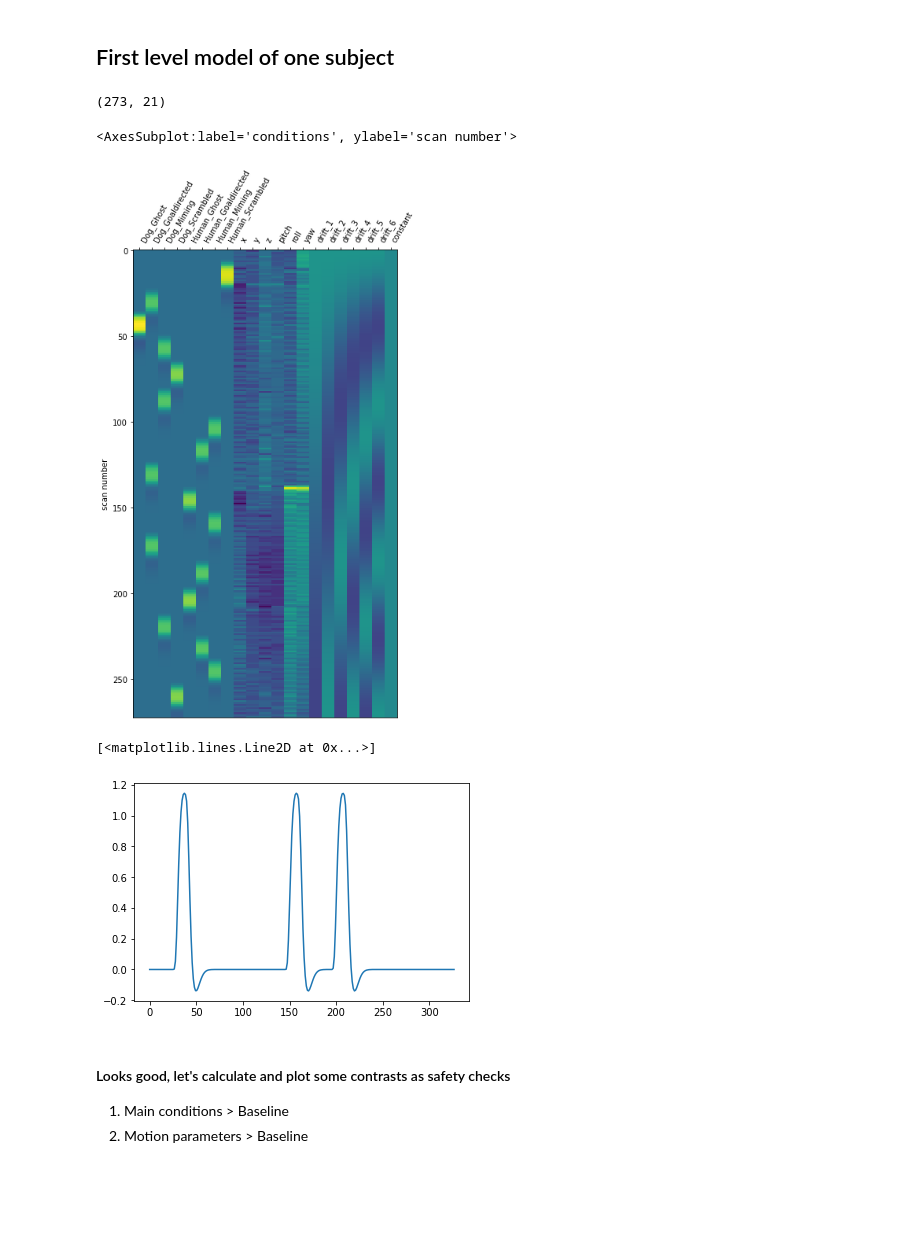
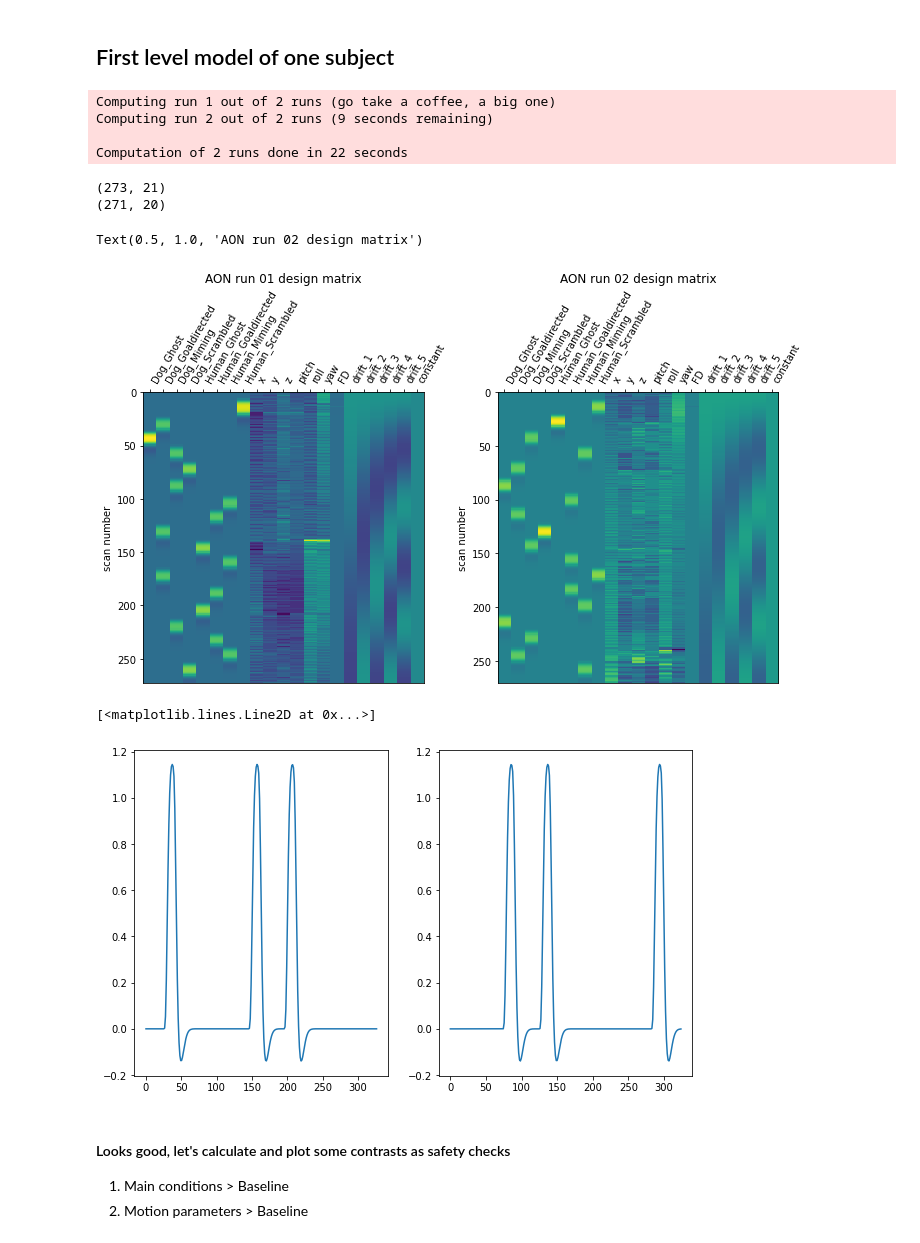
Before and after one commit to olafborghi/AON_ACTION, a Jupyter notebook: 04_first_level_model/first_level_model.ipynb, the cells around one changed output. Cells and saved outputs as stored; diff of their text form; code cells hidden in the pictures; blank space fills up the shorter version.

Commit message:
first level model V2

```diff
--- a/04_first_level_model/first_level_model.ipynb
+++ b/04_first_level_model/first_level_model.ipynb
@@ -53,13 +59,17 @@ def MyMRIImages(paths):
 anat_paths = sorted(glob(f"{outputdir}/*/AON_run-01.feat/reg/highres2standard.nii.gz"))
 anat_dict = MyMRIImages(anat_paths)
 
-# store the paths of the preprocessed functional image files of all subjects in a list and load them using the function
+# store the paths of the preprocessed functional image files of all subjects of AON_run-01 in a list and load them using the function
 AON_run_01_paths = sorted(glob(f"{outputdir}/*/AON_run-01.feat/filtered_func_data.nii.gz"))
 AON_run_01_dict = MyMRIImages(AON_run_01_paths)
 
-################################
-# same for action & AON_run-02 #
-################################
+# store the paths of the preprocessed functional image files of all subjects of AON_run-02 in a list and load them using the function
+AON_run_02_paths = sorted(glob(f"{outputdir}/*/AON_run-02.feat/filtered_func_data.nii.gz"))
+AON_run_02_dict = MyMRIImages(AON_run_02_paths)
+
+# store the paths of the preprocessed functional image files of all subjects of action in a list and load them using the function
+action_paths = sorted(glob(f"{outputdir}/*/action.feat/filtered_func_data.nii.gz"))
+action_dict = MyMRIImages(action_paths)
 # %%
 # sanity check - plot the warped anat a sbj
 sbj = "sub-01"
@@ -173,4 +198,12 @@ def MyEventFiles(paths):
 # load paths of AON_run-01 event files in a list and use the function to store them in a dict
 AON_run_01_events_path = sorted(glob(f"{datadir}/*/func/*_task-AON_run-01_events.tsv"))
 AON_run_01_events_dict = MyEventFiles(AON_run_01_events_path)
+
+# load paths of AON_run-02 event files in a list and use the function to store them in a dict
+AON_run_02_events_path = sorted(glob(f"{datadir}/*/func/*_task-AON_run-02_events.tsv"))
+AON_run_02_events_dict = MyEventFiles(AON_run_02_events_path)
+
+# load paths of action event files in a list and use the function to store them in a dict
+action_events_path = sorted(glob(f"{datadir}/*/func/*_task-action_events.tsv"))
+action_events_dict = MyEventFiles(action_events_path)
 # %%
@@ -200,28 +247,49 @@ Now everything should be set and ready to fit the first level model! :)
 first_level = FirstLevelModel(t_r=1.2,
                               hrf_model="spm",
                               drift_model="cosine",
-                              minimize_memory = False) # for voxelwise attributes like R-Squared
+                              slice_time_ref=0, # slice time correction was already applied
+                              high_pass=1/128,
+                              minimize_memory = False, # for voxelwise attributes like R-Squared
+                              verbose=True)
 # %%
-# fit first level model of sub-01
+# fit AON first level model of sub-01
 sbj = "sub-01"
-first_level_fit = first_level.fit(AON_run_01_dict.get(sbj), events = AON_run_01_events_dict.get(sbj), confounds = AON_run_01_pars_dict.get(sbj))
+first_level_fit = first_level.fit((AON_run_01_dict.get(sbj),AON_run_02_dict.get(sbj)),
+                                  events = (AON_run_01_events_dict.get(sbj),AON_run_02_events_dict.get(sbj)),
+                                  confounds = (AON_run_01_pars_dict.get(sbj), AON_run_02_pars_dict.get(sbj)))
+# %% [output]
+Computing run 1 out of 2 runs (go take a coffee, a big one)
+Computing run 2 out of 2 runs (9 seconds remaining)
+
+Computation of 2 runs done in 22 seconds
 # %%
 # we choose the first design matrix (model is implicitly ment for multiple run, we only analysed one run)
-design_matrix = first_level_fit.design_matrices_[0]
+X1 = first_level_fit.design_matrices_[0]
+X2 = first_level_fit.design_matrices_[1]
 # print the shape of the design matrix
-print(np.shape(design_matrix))
+print(np.shape(design_matrix_run_01))
+print(np.shape(design_matrix_run_02))
+
 # plot the design matrix
-plotting.plot_design_matrix(design_matrix)
+from nilearn.plotting import plot_design_matrix
+fig, (ax1, ax2) = plt.subplots(figsize=(10, 6), nrows=1, ncols=2)
+plot_design_matrix(X1, ax=ax1)
+ax1.set_title('AON run 01 design matrix', fontsize=12)
+plot_design_matrix(X2, ax=ax2)
+ax2.set_title('AON run 02 design matrix', fontsize=12)
 # %% [output]
 (273, 21)
+(271, 20)
-<AxesSubplot:label='conditions', ylabel='scan number'>
+Text(0.5, 1.0, 'AON run 02 design matrix')
-[figure, old version]
+[figure, new version]
 # %%
 # plot an exemplary HRF
-plt.plot(design_matrix["Dog_Goaldirected"])
+fig, axes = plt.subplots(figsize=(10, 6), nrows=1, ncols=2)
+axes[0].plot(X1["Dog_Goaldirected"])
+axes[1].plot(X2["Dog_Goaldirected"])
 # %% [output]
 [<matplotlib.lines.Line2D at 0x...>]
-[figure, old version]
+[figure, new version]
 # %% [markdown]
 #### Looks good, let's calculate and plot some contrasts as safety checks
 
```
Also changed, not shown: parts of 27 cells of this notebook.
